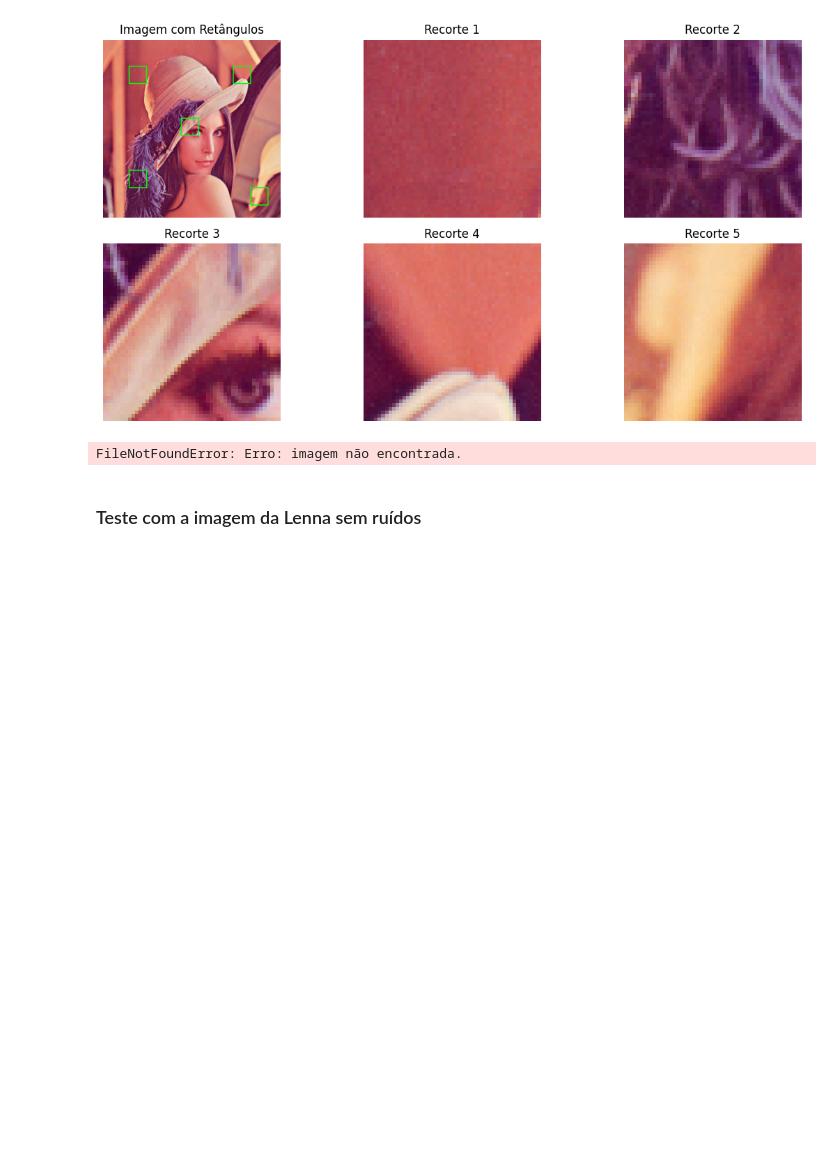
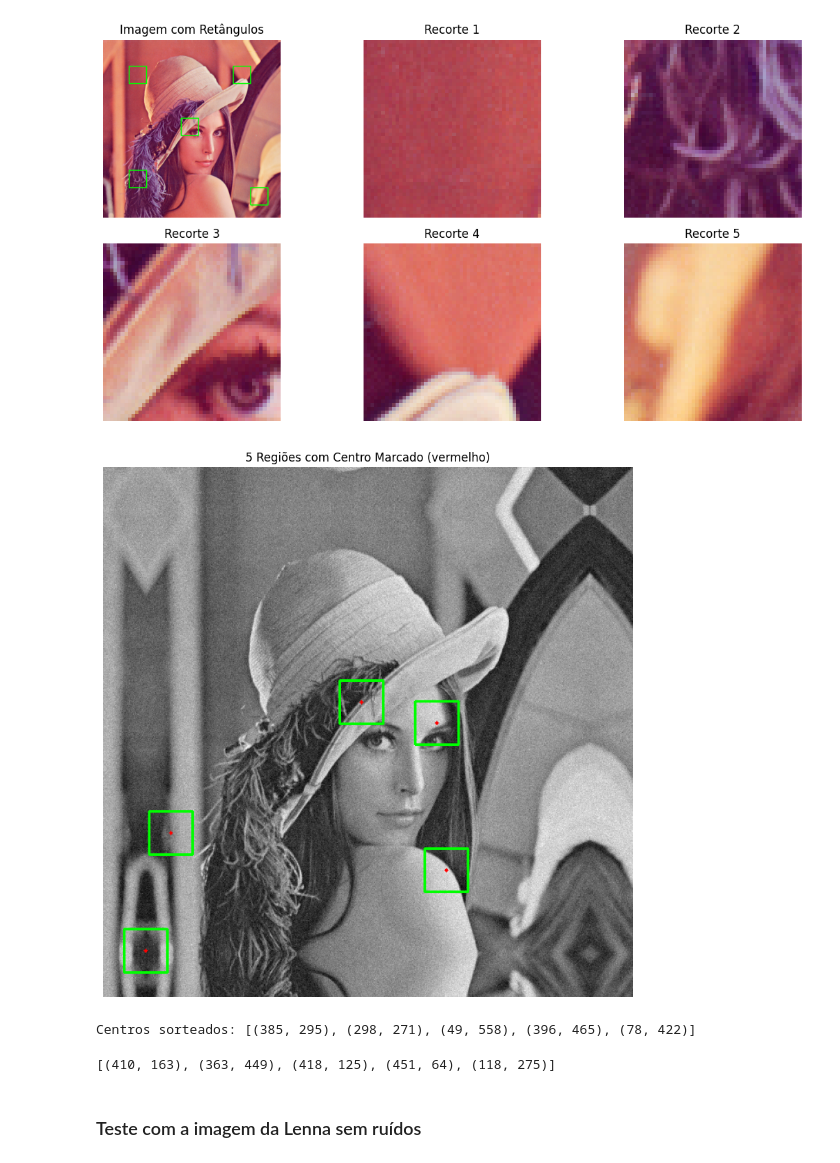
Before and after one commit to AdrianoCarvalh0/ProjectDoutorado, a Jupyter notebook: patches_graph copy.ipynb, the cells around one changed output. Cells and saved outputs as stored; diff of their text form; code cells hidden in the pictures; blank space fills up the shorter version.

```diff
--- a/patches_graph copy.ipynb
+++ b/patches_graph copy.ipynb
@@ -240,27 +284,0 @@ def desenhar_e_extrair_quadrados_imagem(img, centers, window_size):
-# %%
-# Lê imagem em tons de cinza
-caminho_imagem = 'wvc/images/0.gif'
-img_gray = cv2.imread(caminho_imagem, cv2.IMREAD_GRAYSCALE)
-
-if img_gray is None:
-    raise FileNotFoundError("Erro: imagem não encontrada.")
-
-# Adiciona ruído gaussiano
-sigma = 10
-ruido = np.random.normal(0, sigma, img_gray.shape).astype(np.float32)
-ruidosa = img_gray.astype(np.float32) + ruido
-ruidosa = np.clip(ruidosa, 0, 255).astype(np.uint8)
-
-# Garante que é um ndarray 2D antes de converter para BGR
-assert isinstance(ruidosa, np.ndarray) and ruidosa.ndim == 2, "ruidosa deve ser ndarray 2D"
-
-# Converte para BGR
-ruidosa_bgr = cv2.cvtColor(ruidosa, cv2.COLOR_GRAY2BGR)
-
-# Detecta regiões não uniformes
-centros_detectados = detectar_centros_nao_uniformes(ruidosa, f=5, num_patches=5, limiar_var=20.0)
-
-# Desenha e mostra as regiões
-desenhar_e_extrair_quadrados_imagem(ruidosa_bgr, centros_detectados, window_size=(11, 11))
-# %% [output]
-FileNotFoundError: Erro: imagem não encontrada.
@@ -267,3 +344,44 @@ FileNotFoundError: Erro: imagem não encontrada.
+# %%
+from skimage.io import imread
+import numpy as np
+import cv2
+import random
+import matplotlib.pyplot as plt
+
+# Carrega imagem e converte
+img_gray = imread('wvc/images/0.gif', as_gray=True)
+img_gray = (img_gray * 255).astype(np.uint8)
+img_gray = np.squeeze(img_gray)
+
+# Aplica padding espelhado de 50px
+img_gray_padded = pad_imagem_espelhada(img_gray, pad=50)
+
+# Adiciona ruído
+sigma = 10
+ruido = np.random.normal(0, sigma, img_gray_padded.shape)
+ruidosa = np.clip(img_gray_padded.astype(np.float32) + ruido, 0, 255).astype(np.uint8)
+
+# Converte para BGR
+ruidosa_bgr = cv2.cvtColor(ruidosa, cv2.COLOR_GRAY2BGR)
+
+# Detecta 20 regiões sem sobreposição
+centros_20 = detectar_n_regioes_sem_sobreposicao(ruidosa, f=25, limiar_var=20.0, max_regioes=20)
+
+# Sorteia 5 delas
+centros_5 = random.sample(centros_20, k=5)
+
+# Desenha as 5 sorteadas
+exibir_imagem_com_retangulos(ruidosa_bgr, centros_5, window_size=(50, 50))
+
+# Imprime os centros sorteados
+print("Centros sorteados:", centros_5)
+# %% [output]
+[figure, added]
+Centros sorteados: [(385, 295), (298, 271), (49, 558), (396, 465), (78, 422)]
+# %%
+centros_sorteados
+# %% [output]
+[(410, 163), (363, 449), (418, 125), (451, 64), (118, 275)]
 # %% [markdown]
 ### Teste com a imagem da Lenna sem ruídos
 # %%
```
Also changed, not shown: parts of 3 cells of this notebook, 1 other file.
